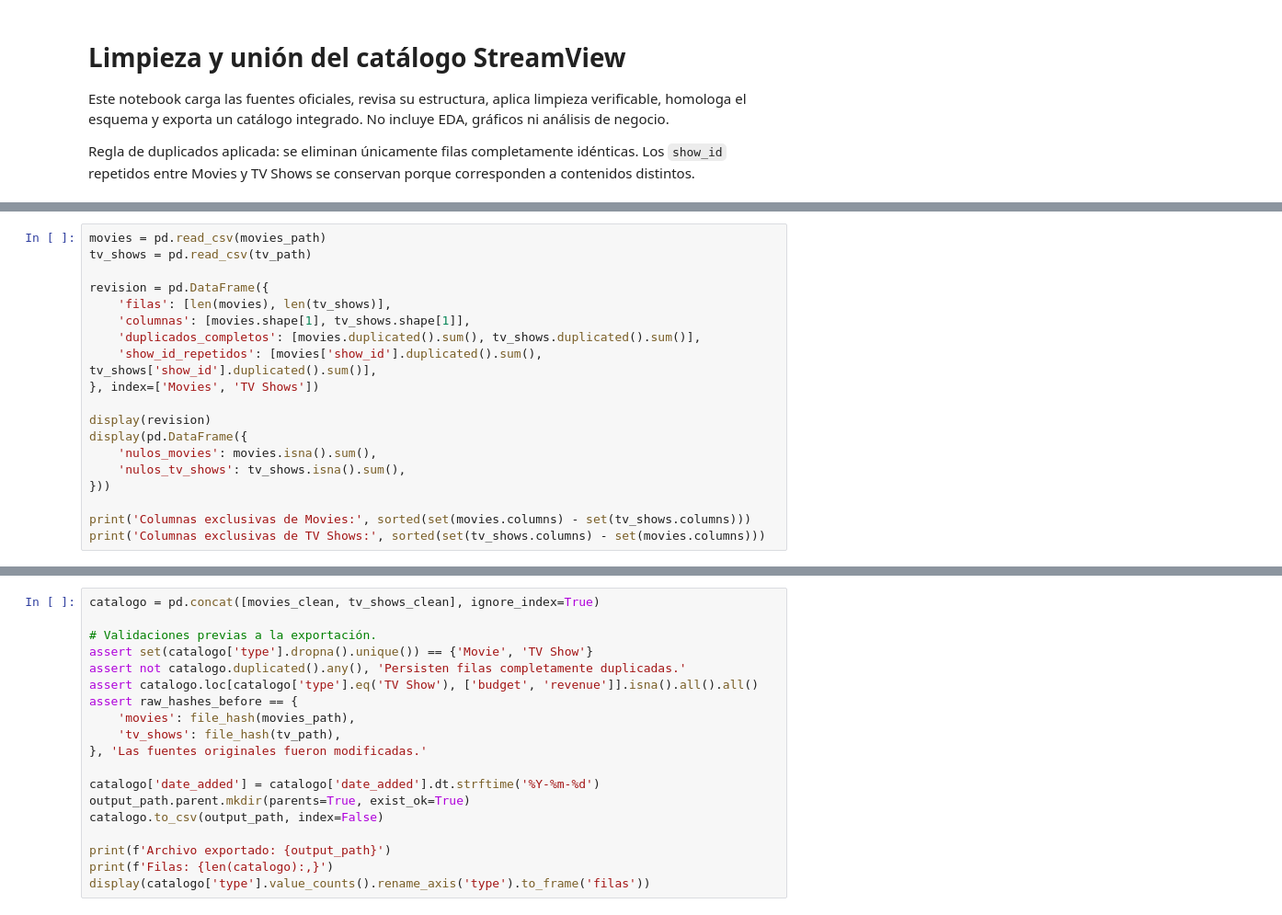
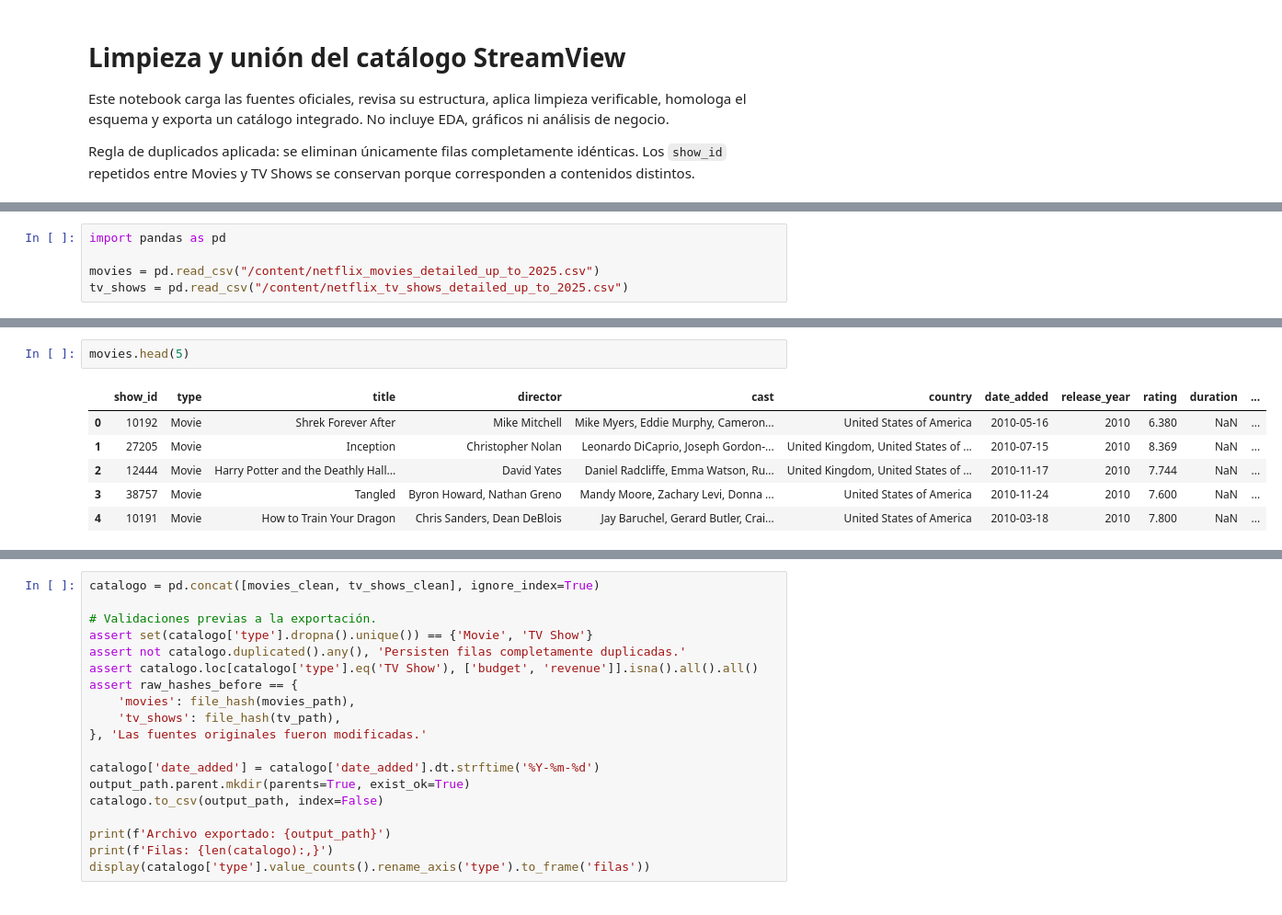
Before and after one commit to MauricioTapia84/visualizacion-de-datos-StreamView-Analytics, a Jupyter notebook: notebooks/01_limpieza_union.ipynb, the cells around one changed output, grey strips where cells are left out. Shown at 92% size. Drawn from its saved outputs; the diff is of its cells as text.

```diff
--- a/notebooks/01_limpieza_union.ipynb
+++ b/notebooks/01_limpieza_union.ipynb
@@ -33,22 +7,8 @@ raw_hashes_before = {
 # %%
-movies = pd.read_csv(movies_path)
-tv_shows = pd.read_csv(tv_path)
+import pandas as pd
 
-revision = pd.DataFrame({
-    'filas': [len(movies), len(tv_shows)],
-    'columnas': [movies.shape[1], tv_shows.shape[1]],
-    'duplicados_completos': [movies.duplicated().sum(), tv_shows.duplicated().sum()],
-    'show_id_repetidos': [movies['show_id'].duplicated().sum(), tv_shows['show_id'].duplicated().sum()],
-}, index=['Movies', 'TV Shows'])
-
-display(revision)
-display(pd.DataFrame({
-    'nulos_movies': movies.isna().sum(),
-    'nulos_tv_shows': tv_shows.isna().sum(),
-}))
-
-print('Columnas exclusivas de Movies:', sorted(set(movies.columns) - set(tv_shows.columns)))
-print('Columnas exclusivas de TV Shows:', sorted(set(tv_shows.columns) - set(movies.columns)))
+movies = pd.read_csv("/content/netflix_movies_detailed_up_to_2025.csv")
+tv_shows = pd.read_csv("/content/netflix_tv_shows_detailed_up_to_2025.csv")
 # %% [output]
 |  | filas | columnas | duplicados_completos | show_id_repetidos |
 | Movies | 16000 | 18 | 0 | 0 |
@@ -74,0 +16,9 @@ Columnas exclusivas de TV Shows: []
+# %%
+movies.head(5)
+# %% [output]
+|  | show_id | type | title | director | cast | country | date_added | release_year | rating | duration | ... |
+| 0 | 10192 | Movie | Shrek Forever After | Mike Mitchell | Mike Myers, Eddie Murphy, Cameron... | United States of America | 2010-05-16 | 2010 | 6.380 | NaN | ... |
+| 1 | 27205 | Movie | Inception | Christopher Nolan | Leonardo DiCaprio, Joseph Gordon-... | United Kingdom, United States of ... | 2010-07-15 | 2010 | 8.369 | NaN | ... |
+| 2 | 12444 | Movie | Harry Potter and the Deathly Hall... | David Yates | Daniel Radcliffe, Emma Watson, Ru... | United Kingdom, United States of ... | 2010-11-17 | 2010 | 7.744 | NaN | ... |
+| 3 | 38757 | Movie | Tangled | Byron Howard, Nathan Greno | Mandy Moore, Zachary Levi, Donna ... | United States of America | 2010-11-24 | 2010 | 7.600 | NaN | ... |
+| 4 | 10191 | Movie | How to Train Your Dragon | Chris Sanders, Dean DeBlois | Jay Baruchel, Gerard Butler, Crai... | United States of America | 2010-03-18 | 2010 | 7.800 | NaN | ... |
```
Also changed, not shown: parts of 17 cells of this notebook.
